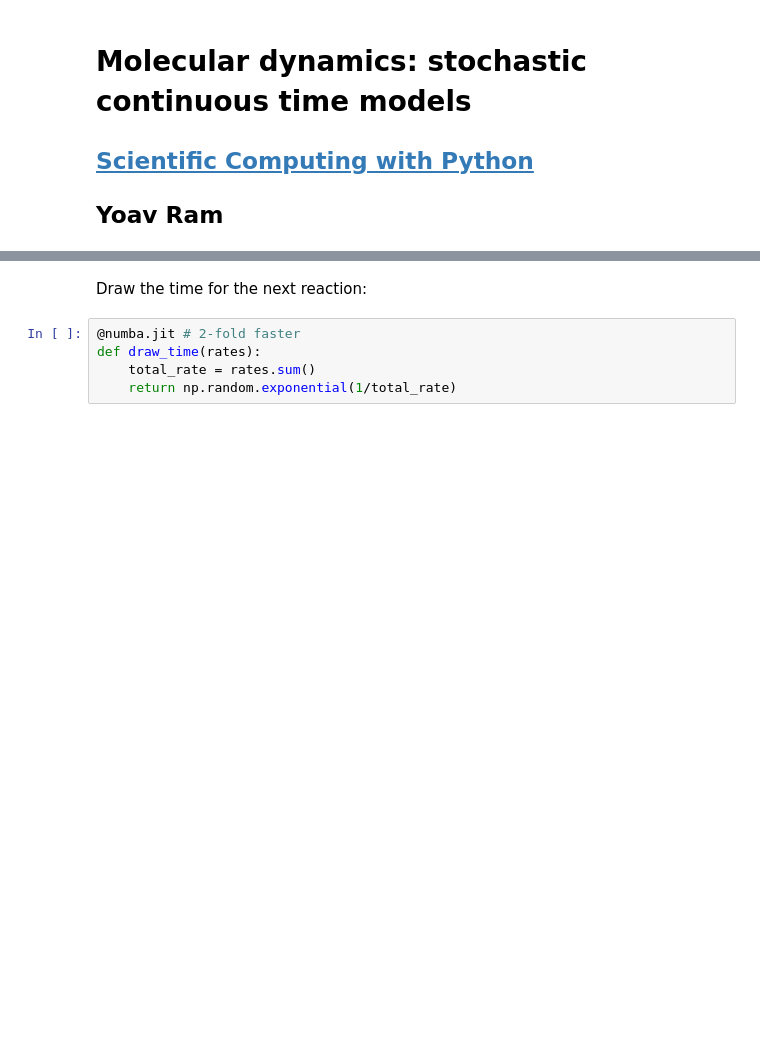
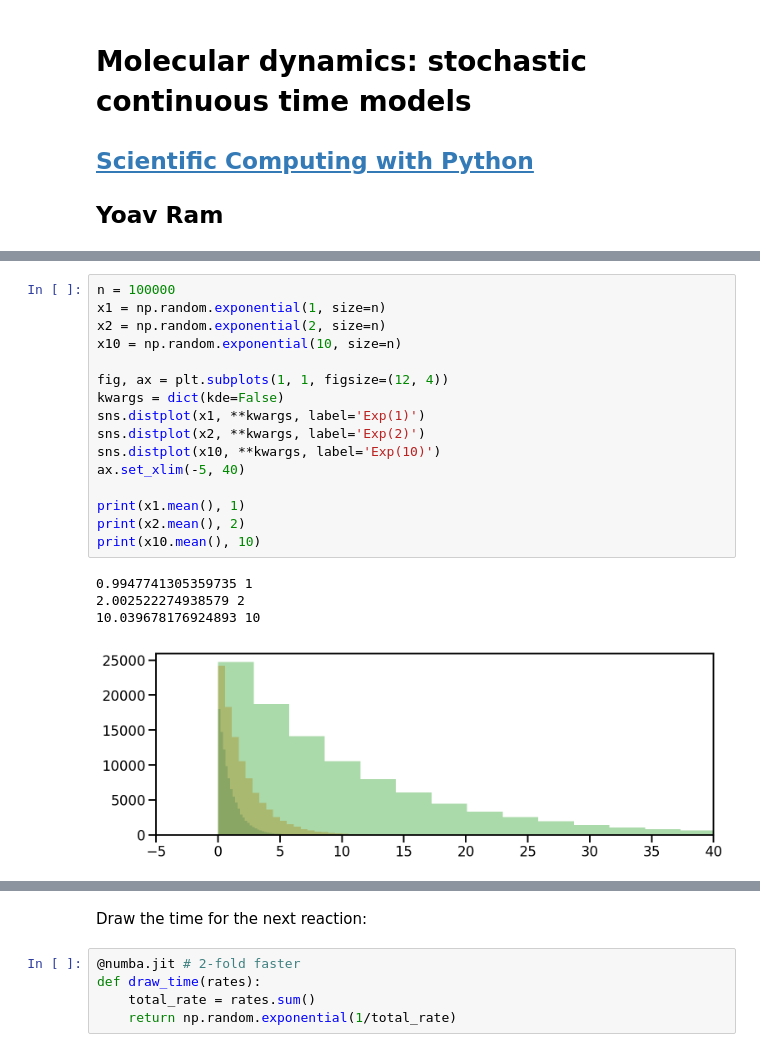
Before and after one commit to yoavram/SciComPy, a Jupyter notebook: notebooks/gillespie.ipynb, the cells around one changed output, grey strips where cells are left out. Saved outputs shown, nothing was run; the diff lists cells and outputs as text; blank space fills up the shorter version.

```diff
--- a/notebooks/gillespie.ipynb
+++ b/notebooks/gillespie.ipynb
@@ -162,0 +174,21 @@ It was proven by Dobbs and later implemented by Gillespie ([1976](https://www.sc
+# %%
+n = 100000
+x1 = np.random.exponential(1, size=n)
+x2 = np.random.exponential(2, size=n)
+x10 = np.random.exponential(10, size=n)
+
+fig, ax = plt.subplots(1, 1, figsize=(12, 4))
+kwargs = dict(kde=False)
+sns.distplot(x1, **kwargs, label='Exp(1)')
+sns.distplot(x2, **kwargs, label='Exp(2)')
+sns.distplot(x10, **kwargs, label='Exp(10)')
+ax.set_xlim(-5, 40)
+
+print(x1.mean(), 1)
+print(x2.mean(), 2)
+print(x10.mean(), 10)
+# %% [output]
+0.9947741305359735 1
+2.002522274938579 2
+10.039678176924893 10
+[figure, added]
```
Also changed, not shown: parts of 30 cells of this notebook.
